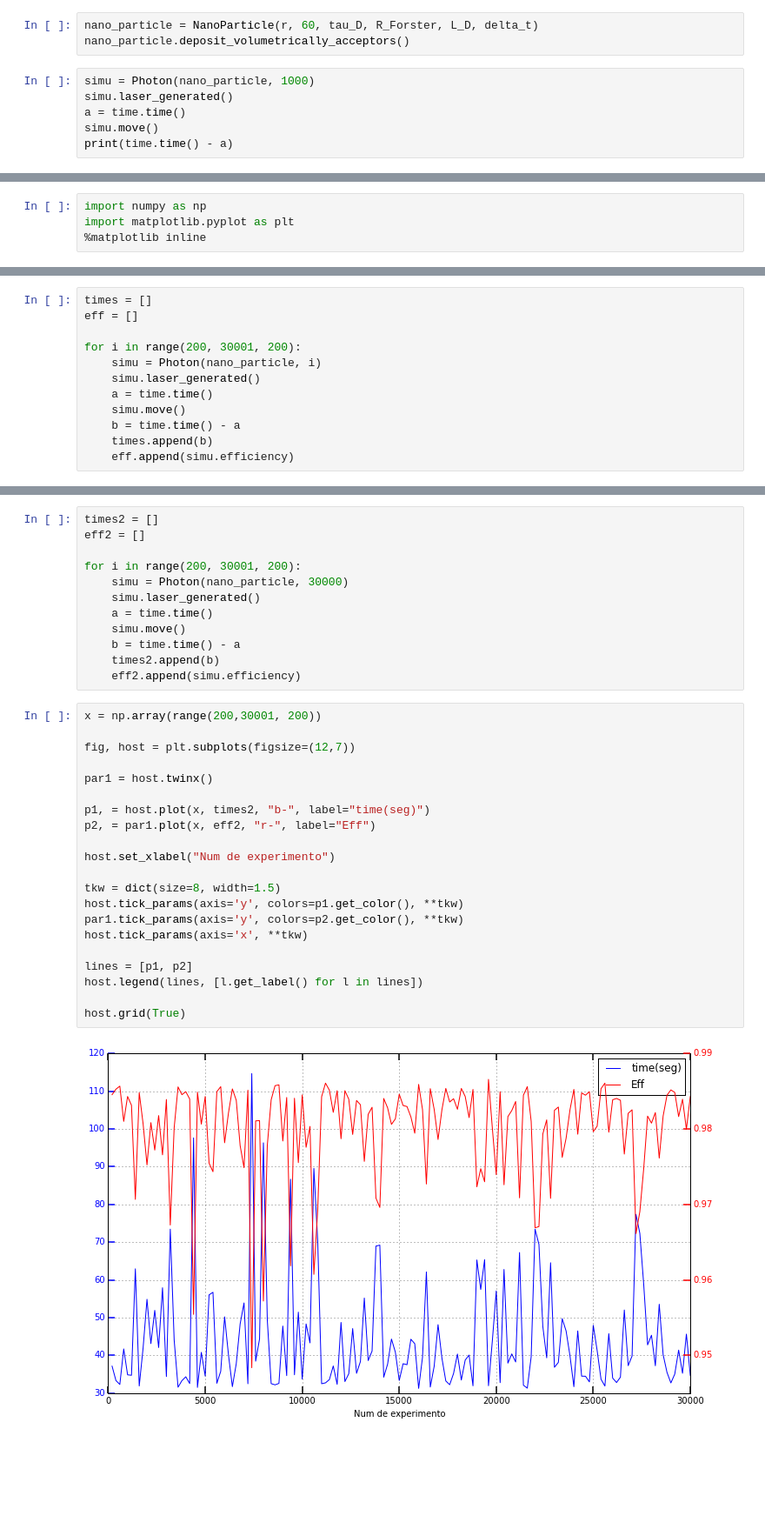
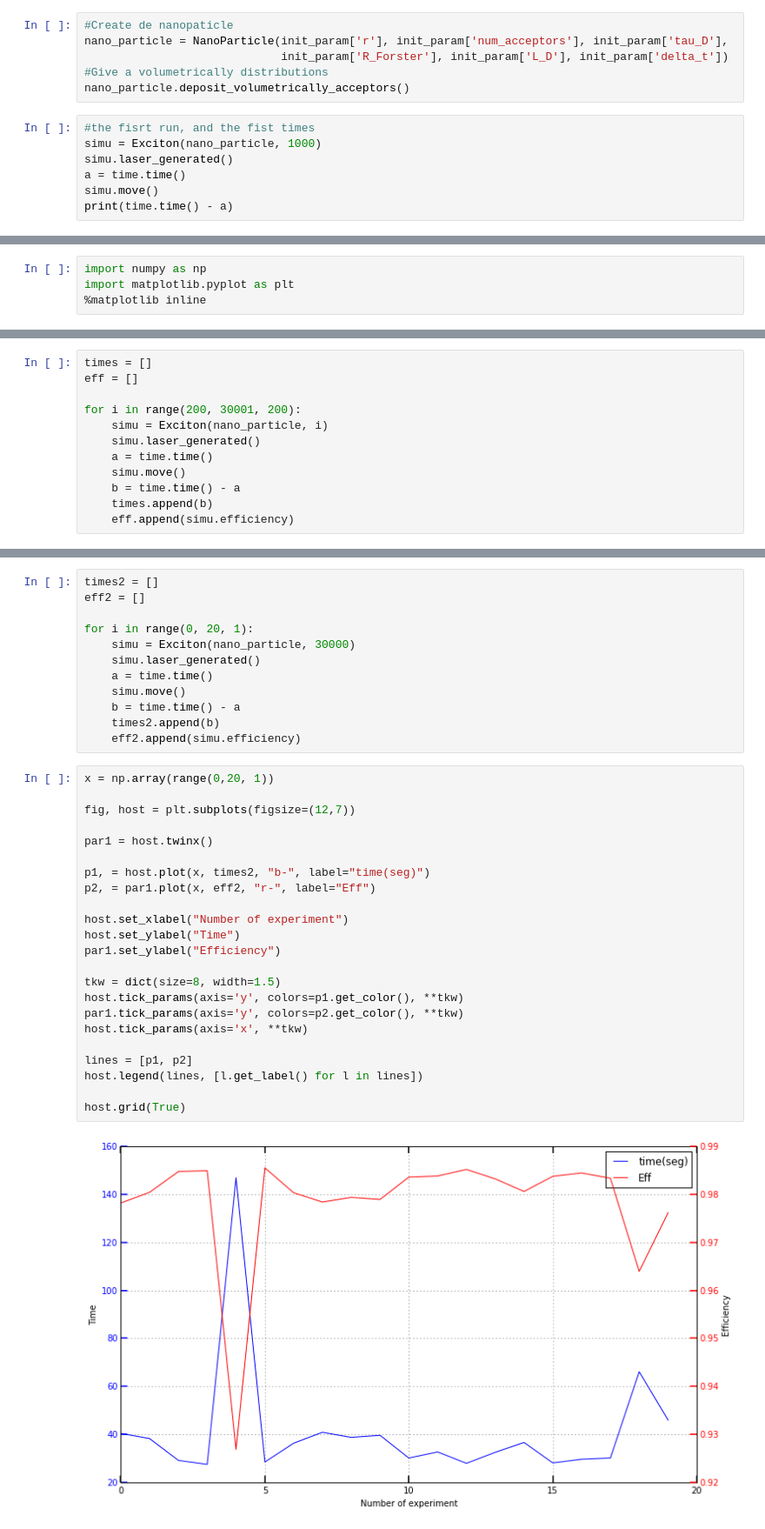
Before and after one commit to pewen/ten, a Jupyter notebook: examples/tets.ipynb, the cells around one changed output, grey strips where cells are left out. Shown at 87% size. Saved outputs shown, nothing was run; the diff lists cells and outputs as text; blank space fills up the shorter version.

```diff
--- a/examples/tets.ipynb
+++ b/examples/tets.ipynb
@@ -10,8 +19,12 @@ import time
 # %%
-nano_particle = NanoParticle(r, 60, tau_D, R_Forster, L_D, delta_t)
+#Create de nanopaticle
+nano_particle = NanoParticle(init_param['r'], init_param['num_acceptors'], init_param['tau_D'],
+                             init_param['R_Forster'], init_param['L_D'], init_param['delta_t'])
+#Give a volumetrically distributions
 nano_particle.deposit_volumetrically_acceptors()
 # %%
-simu = Photon(nano_particle, 1000)
+#the fisrt run, and the fist times
+simu = Exciton(nano_particle, 1000)
 simu.laser_generated()
 a = time.time()
 simu.move()
@@ -35,7 +48,7 @@ times = []
 eff = []
 
 for i in range(200, 30001, 200):
-    simu = Photon(nano_particle, i)
+    simu = Exciton(nano_particle, i)
     simu.laser_generated()
     a = time.time()
     simu.move()
@@ -71,8 +93,8 @@ Bombardeamos a la misma nanoparticula, con la misma cantidad de fotónes, n vece
 times2 = []
 eff2 = []
 
-for i in range(200, 30001, 200):
-    simu = Photon(nano_particle, 30000)
+for i in range(0, 20, 1):
+    simu = Exciton(nano_particle, 30000)
     simu.laser_generated()
     a = time.time()
     simu.move()
@@ -80,25 +102,27 @@ for i in range(200, 30001, 200):
     times2.append(b)
     eff2.append(simu.efficiency)
 # %%
-x = np.array(range(200,30001, 200))
+x = np.array(range(0,20, 1))
 
 fig, host = plt.subplots(figsize=(12,7))
 
 par1 = host.twinx()
 
 p1, = host.plot(x, times2, "b-", label="time(seg)")
 p2, = par1.plot(x, eff2, "r-", label="Eff")
 
-host.set_xlabel("Num de experimento")
+host.set_xlabel("Number of experiment")
+host.set_ylabel("Time")
+par1.set_ylabel("Efficiency")
 
 tkw = dict(size=8, width=1.5)
 host.tick_params(axis='y', colors=p1.get_color(), **tkw)
 par1.tick_params(axis='y', colors=p2.get_color(), **tkw)
 host.tick_params(axis='x', **tkw)
 
 lines = [p1, p2]
 host.legend(lines, [l.get_label() for l in lines])
 
 host.grid(True)
 # %% [output]
-[figure, old version]
+[figure, new version]
```
Also changed, not shown: parts of 16 cells of this notebook.
